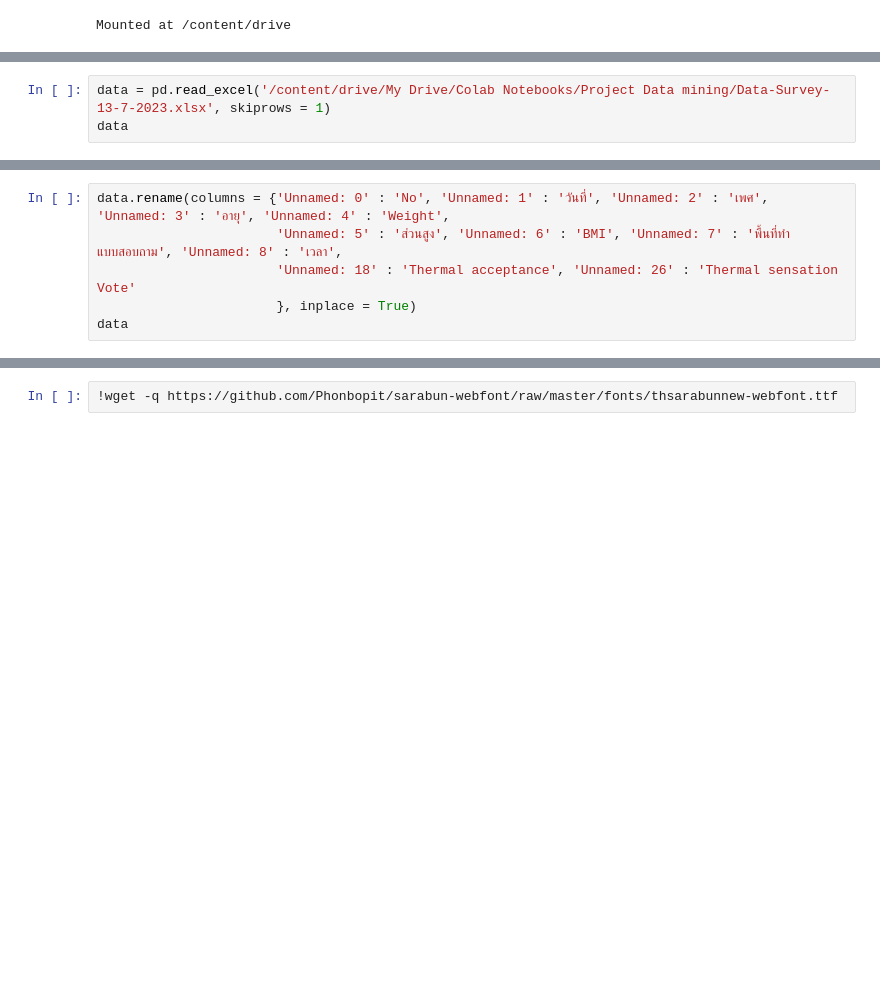
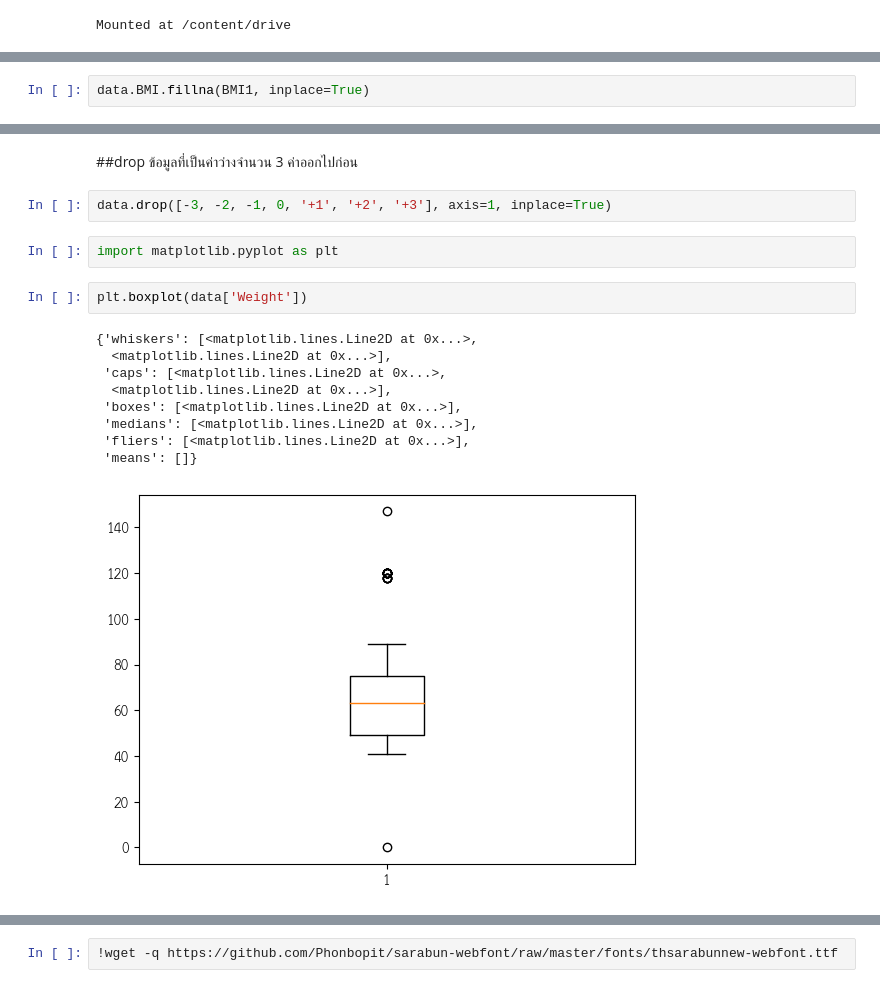
Before and after one commit to Buntariga2545/Data-mining, a Jupyter notebook: Project_Data_Mining.ipynb, the cells around one changed output, grey strips where cells are left out. Saved outputs shown, nothing was run; the diff lists cells and outputs as text; blank space fills up the shorter version.

Commit message:
สร้างโดยใช้ Colaboratory

```diff
--- a/Project_Data_Mining.ipynb
+++ b/Project_Data_Mining.ipynb
@@ -27 +116,3 @@ data
+# %%
+data.BMI.fillna(BMI1, inplace=True)
 # %%
@@ -47,3 +121,0 @@ memory usage: 56.2+ KB
-# %%
-data = pd.read_excel('/content/drive/My Drive/Colab Notebooks/Project Data mining/Data-Survey-13-7-2023.xlsx', skiprows = 1)
-data
@@ -64,6 +121,0 @@ data
-# %%
-data.rename(columns = {'Unnamed: 0' : 'No', 'Unnamed: 1' : 'วันที่', 'Unnamed: 2' : 'เพศ', 'Unnamed: 3' : 'อายุ', 'Unnamed: 4' : 'Weight',
-                       'Unnamed: 5' : 'ส่วนสูง', 'Unnamed: 6' : 'BMI', 'Unnamed: 7' : 'พื้นที่ทำแบบสอบถาม', 'Unnamed: 8' : 'เวลา',
-                       'Unnamed: 18' : 'Thermal acceptance', 'Unnamed: 26' : 'Thermal sensation Vote'
-                       }, inplace = True)
-data
@@ -154,0 +175,18 @@ data3 = data2.drop(157)
+# %% [markdown]
+##drop ข้อมูลที่เป็นค่าว่างจำนวน 3 ค่าออกไปก่อน
+# %%
+data.drop([-3, -2, -1, 0, '+1', '+2', '+3'], axis=1, inplace=True)
+# %%
+import matplotlib.pyplot as plt
+# %%
+plt.boxplot(data['Weight'])
+# %% [output]
+{'whiskers': [<matplotlib.lines.Line2D at 0x...>,
+  <matplotlib.lines.Line2D at 0x...>],
+ 'caps': [<matplotlib.lines.Line2D at 0x...>,
+  <matplotlib.lines.Line2D at 0x...>],
+ 'boxes': [<matplotlib.lines.Line2D at 0x...>],
+ 'medians': [<matplotlib.lines.Line2D at 0x...>],
+ 'fliers': [<matplotlib.lines.Line2D at 0x...>],
+ 'means': []}
+[figure, added]
```
Also changed, not shown: parts of 164 cells of this notebook.
